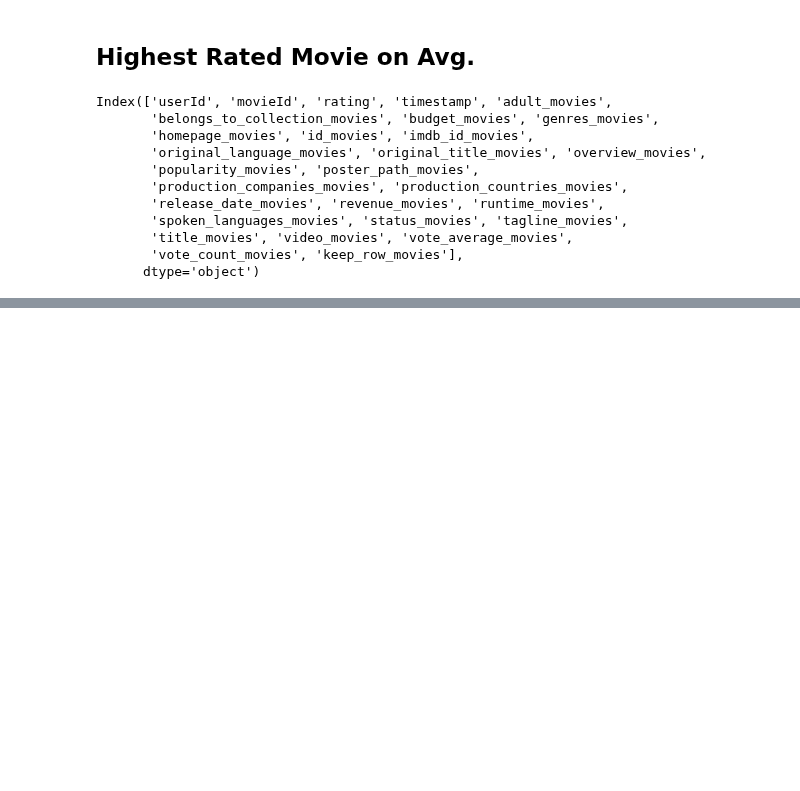
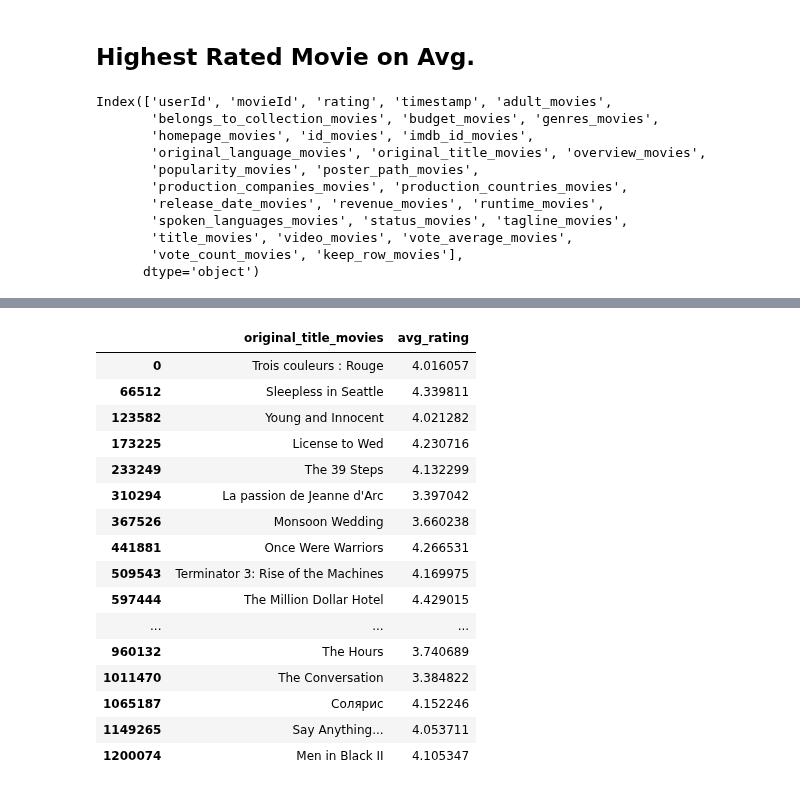
Before and after one commit to knolasco/Intro_to_ML_Course, a Jupyter notebook: Module7/RecommendationSystem.ipynb, the cells around one changed output, grey strips where cells are left out. Drawn from its saved outputs; the diff is of its cells as text; code cells hidden in the pictures; blank space fills up the shorter version.

```diff
--- a/Module7/RecommendationSystem.ipynb
+++ b/Module7/RecommendationSystem.ipynb
@@ -174,0 +170,20 @@ array(['The 39 Steps', 'Once Were Warriors',
+# %%
+data.merge(top_20_movies, on = 'movieId', how = 'inner').drop_duplicates(subset = ['movieId'])[['original_title_movies', 'avg_rating']]
+# %% [output]
+|  | original_title_movies | avg_rating |
+| 0 | Trois couleurs : Rouge | 4.016057 |
+| 66512 | Sleepless in Seattle | 4.339811 |
+| 123582 | Young and Innocent | 4.021282 |
+| 173225 | License to Wed | 4.230716 |
+| 233249 | The 39 Steps | 4.132299 |
+| 310294 | La passion de Jeanne d'Arc | 3.397042 |
+| 367526 | Monsoon Wedding | 3.660238 |
+| 441881 | Once Were Warriors | 4.266531 |
+| 509543 | Terminator 3: Rise of the Machines | 4.169975 |
+| 597444 | The Million Dollar Hotel | 4.429015 |
+| ... | ... | ... |
+| 960132 | The Hours | 3.740689 |
+| 1011470 | The Conversation | 3.384822 |
+| 1065187 | Солярис | 4.152246 |
+| 1149265 | Say Anything... | 4.053711 |
+| 1200074 | Men in Black II | 4.105347 |
```
Also changed, not shown: parts of 5 cells of this notebook.
